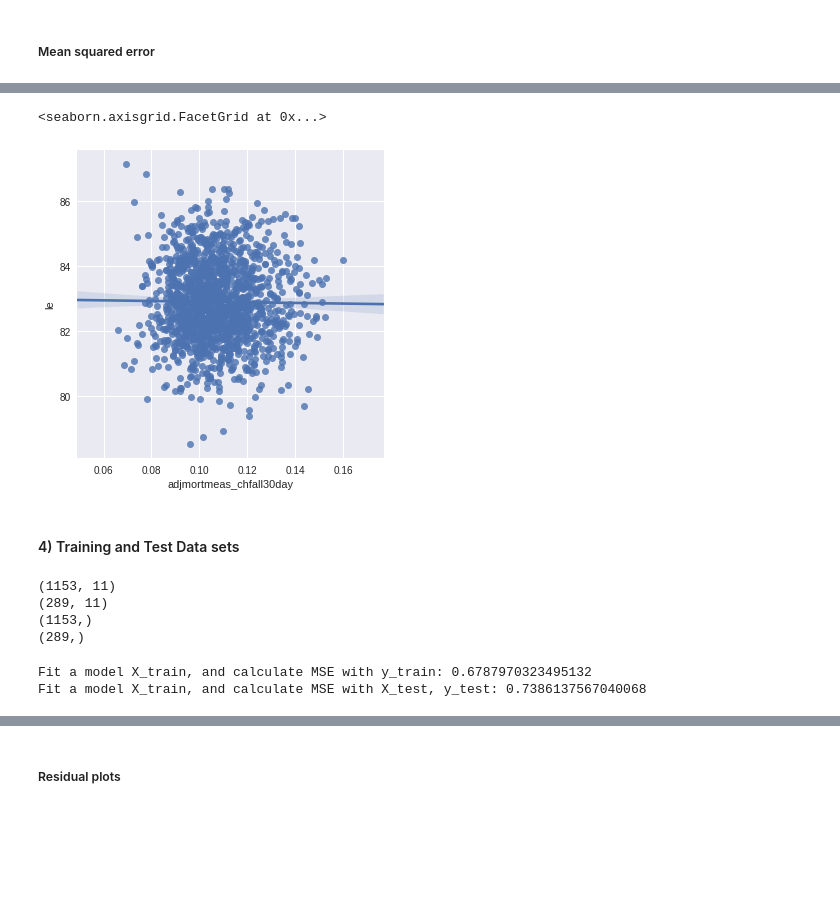
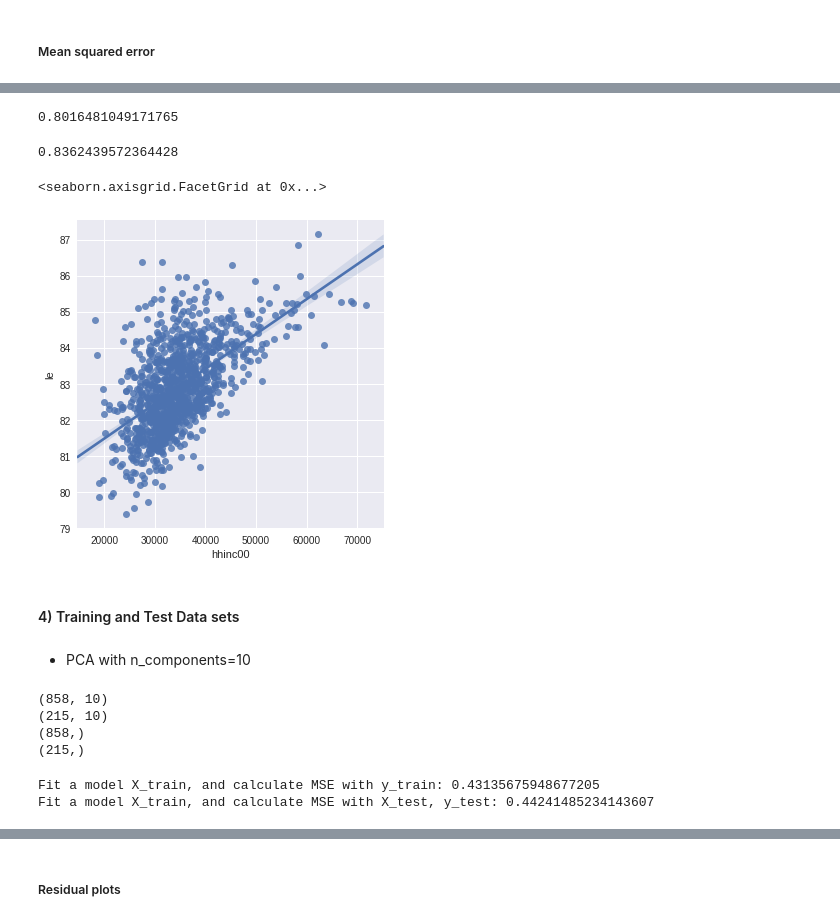
Before and after one commit to anxin16/Capstone-Project-2, a Jupyter notebook: Capstone-Report/Capstone-3.ipynb, the cells around one changed output, grey strips where cells are left out. Drawn from its saved outputs; the diff is of its cells as text; code cells hidden in the pictures; blank space fills up the shorter version.

```diff
--- a/Capstone-Report/Capstone-3.ipynb
+++ b/Capstone-Report/Capstone-3.ipynb
@@ -18,8 +18,8 @@ tb11 = pd.read_csv('table_11.csv', index_col=None)
 tb12 = pd.read_csv('table_12.csv', index_col=None)
 # %%
 # merge table 11 and 12 by County ID
-ntb12 = tb12.drop(tb12.columns[1:9], axis=1)
-tb = pd.merge(tb11, ntb12, how='inner', on='cty')
+ntb11 = tb11.drop(tb11.columns[1:9], axis=1)
+tb = pd.merge(tb12, ntb11, how='inner', on='cty')
 # %%
 tb.to_csv('table_11-12.csv', index=False)
 # %%
@@ -60,15 +60,29 @@ tb.head(5)
 # Get average values of life expectancy
 count_M = tb.count_q1_M + tb.count_q2_M + tb.count_q3_M + tb.count_q4_M
 count_F = tb.count_q1_F + tb.count_q2_F + tb.count_q3_F + tb.count_q4_F
-le_M = (tb.le_raceadj_q1_M * tb.count_q1_M
-            + tb.le_raceadj_q2_M * tb.count_q2_M
-            + tb.le_raceadj_q3_M * tb.count_q3_M
-            + tb.le_raceadj_q4_M * tb.count_q4_M) / count_M
-le_F = (tb.le_raceadj_q1_F * tb.count_q1_F
-            + tb.le_raceadj_q2_F * tb.count_q2_F
-            + tb.le_raceadj_q3_F * tb.count_q3_F
-            + tb.le_raceadj_q4_F * tb.count_q4_F) / count_F
-tb['le'] = (le_M * count_M + le_F * count_F) / (count_M + count_F)
+leall_M = (tb.le_raceadj_q1_M * tb.count_q1_M
+        + tb.le_raceadj_q2_M * tb.count_q2_M
+        + tb.le_raceadj_q3_M * tb.count_q3_M
+        + tb.le_raceadj_q4_M * tb.count_q4_M)
+leall_F = (tb.le_raceadj_q1_F * tb.count_q1_F
+        + tb.le_raceadj_q2_F * tb.count_q2_F
+        + tb.le_raceadj_q3_F * tb.count_q3_F
+        + tb.le_raceadj_q4_F * tb.count_q4_F)
+tb['le'] = (leall_M + leall_F) / (count_M + count_F)
+# %%
+# Get average values of Fraction Current Smokers, Fraction Obese, Fraction Exercised in Past 30 Days
+tb['cur_smoke'] = (tb.cur_smoke_q1 * (tb.count_q1_M + tb.count_q1_F)
+                 + tb.cur_smoke_q2 * (tb.count_q2_M + tb.count_q2_F)
+                 + tb.cur_smoke_q3 * (tb.count_q3_M + tb.count_q3_F)
+                 + tb.cur_smoke_q4 * (tb.count_q4_M + tb.count_q4_F)) / (count_M + count_F)
+tb['bmi_obese'] = (tb.bmi_obese_q1 * (tb.count_q1_M + tb.count_q1_F)
+                 + tb.bmi_obese_q2 * (tb.count_q2_M + tb.count_q2_F)
+                 + tb.bmi_obese_q3 * (tb.count_q3_M + tb.count_q3_F)
+                 + tb.bmi_obese_q4 * (tb.count_q4_M + tb.count_q4_F)) / (count_M + count_F)
+tb['exercise_any'] = (tb.exercise_any_q1 * (tb.count_q1_M + tb.count_q1_F)
+                    + tb.exercise_any_q2 * (tb.count_q1_M + tb.count_q2_F)
+                    + tb.exercise_any_q3 * (tb.count_q1_M + tb.count_q3_F)
+                    + tb.exercise_any_q4 * (tb.count_q1_M + tb.count_q4_F)) / (count_M + count_F)
 # %%
 tb.head(5)
 # %% [output]
@@ -320,22 +477,32 @@ print(np.mean((y - lm2.predict(X2)) ** 2))
+# %%
+print(np.mean((y - lm3.predict(X3)) ** 2))
+# %% [output]
+0.8016481049171765
+# %%
+print(np.mean((y - lm4.predict(X4)) ** 2))
+# %% [output]
+0.8362439572364428
 # %%
-sns.lmplot(x='adjmortmeas_chfall30day', y='le', data=tb)
+sns.lmplot(x='hhinc00', y='le', data=tb)
 # %% [output]
 <seaborn.axisgrid.FacetGrid at 0x...>
-[figure, old version]
+[figure, new version]
 # %% [markdown]
 #### 4) Training and Test Data sets
+# %% [markdown]
+* PCA with n_components=10
 # %%
 # Split dataset
 from sklearn.model_selection import train_test_split
-X_train, X_test, y_train, y_test = train_test_split(X1, y, test_size=0.2, random_state = 5)
-print(X_train.shape)
-print(X_test.shape)
-print(y_train.shape)
-print(y_test.shape)
+X1_train, X1_test, y1_train, y1_test = train_test_split(X1, y, test_size=0.2, random_state = 5)
+print(X1_train.shape)
+print(X1_test.shape)
+print(y1_train.shape)
+print(y1_test.shape)
 # %% [output]
-(1153, 11)
-(289, 11)
-(1153,)
-(289,)
+(858, 10)
+(215, 10)
+(858,)
+(215,)
 # %%
 # Build a linear regression model using training data sets
@@ -346,7 +513,7 @@ pred_test = lm.predict(X_test)
 # %%
 # Calculate the mean squared error
-print("Fit a model X_train, and calculate MSE with y_train:", np.mean((y_train - pred_train) ** 2))
-print("Fit a model X_train, and calculate MSE with X_test, y_test:", np.mean((y_test - pred_test) ** 2))
+print("Fit a model X_train, and calculate MSE with y_train:", np.mean((y1_train - pred_train1) ** 2))
+print("Fit a model X_train, and calculate MSE with X_test, y_test:", np.mean((y1_test - pred_test1) ** 2))
 # %% [output]
-Fit a model X_train, and calculate MSE with y_train: 0.6787970323495132
-Fit a model X_train, and calculate MSE with X_test, y_test: 0.7386137567040068
+Fit a model X_train, and calculate MSE with y_train: 0.43135675948677205
+Fit a model X_train, and calculate MSE with X_test, y_test: 0.44241485234143607
```
Also changed, not shown: parts of 110 cells of this notebook.
